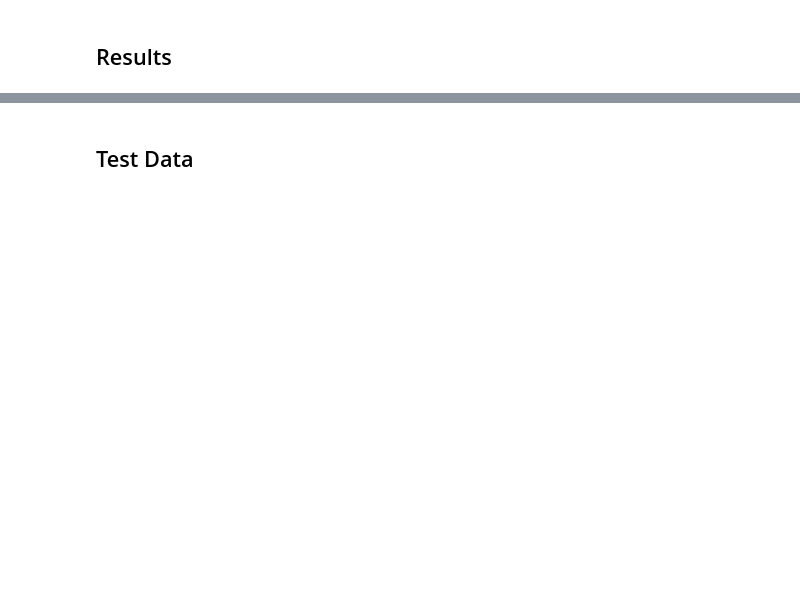
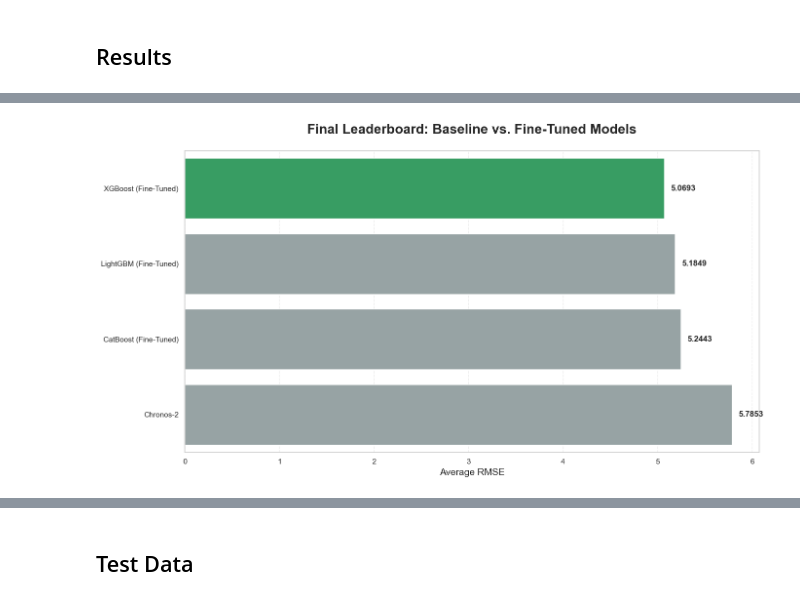
Before and after one commit to luisgrewe/StockSalesPrediction, a Jupyter notebook: salesprediction.ipynb, the cells around one changed output, grey strips where cells are left out. Saved outputs shown, nothing was run; the diff lists cells and outputs as text; code cells hidden in the pictures; blank space fills up the shorter version.

```diff
--- a/salesprediction.ipynb
+++ b/salesprediction.ipynb
@@ -730 +823,64 @@ print(f"Best Parameter: {study.best_params}")
+# %%
+final_leaderboard_data = []
+
+for model_name, baseline_rmse in results.items():
+    if model_name in models_to_test:
+        # Get all successful trials for this specific model type
+        model_trials = [
+            t.value for t in study.trials
+            if t.state == optuna.trial.TrialState.COMPLETE
+            and t.params.get('model_type') == model_name
+        ]
+
+        if model_trials:
+            best_tuned_rmse = min(model_trials)
+            # Add with a marker
+            final_leaderboard_data.append({
+                'Model': f"{model_name} (Fine-Tuned)",
+                'RMSE': best_tuned_rmse,
+                'Is_Tuned': True
+            })
+        else:
+            # If for some reason no trial succeeded, keep baseline
+            final_leaderboard_data.append({'Model': model_name, 'RMSE': baseline_rmse, 'Is_Tuned': False})
+    else:
+        # For non-tuned models (like Chronos 2)
+        final_leaderboard_data.append({'Model': model_name, 'RMSE': baseline_rmse, 'Is_Tuned': False})
+
+# Create and sort the DataFrame
+df_final = pd.DataFrame(final_leaderboard_data).sort_values(by='RMSE', ascending=True)
+
+plt.figure(figsize=(14, 8))
+winner_overall = df_final.iloc[0]['Model']
+
+colors = []
+for _, row in df_final.iterrows():
+    if row['Model'] == winner_overall:
+        colors.append('#27ae60')
+    else:
+        colors.append('#95a5a6')
+
+ax = sns.barplot(
+    data=df_final,
+    x='RMSE',
+    y='Model',
+    palette=colors,
+    hue='Model',
+    legend=False
+)
+
+# Add data labels
+for i in ax.containers:
+    ax.bar_label(i, fmt='%.4f', padding=10, fontsize=12, fontweight='bold')
+
+plt.title('Final Leaderboard: Baseline vs. Fine-Tuned Models', fontsize=20, fontweight='bold', pad=25)
+plt.xlabel('Average RMSE', fontsize=14)
+plt.ylabel('', fontsize=14)
+plt.grid(axis='x', linestyle='--', alpha=0.3)
+
+plt.tight_layout(rect=[0, 0.05, 1, 1])
+plt.savefig('images/model_leaderboard_fine_tuned.png')
+plt.show()
+# %% [output]
+[figure, added]
 # %%
```
Also changed, not shown: parts of 22 cells of this notebook, 30 other files.
